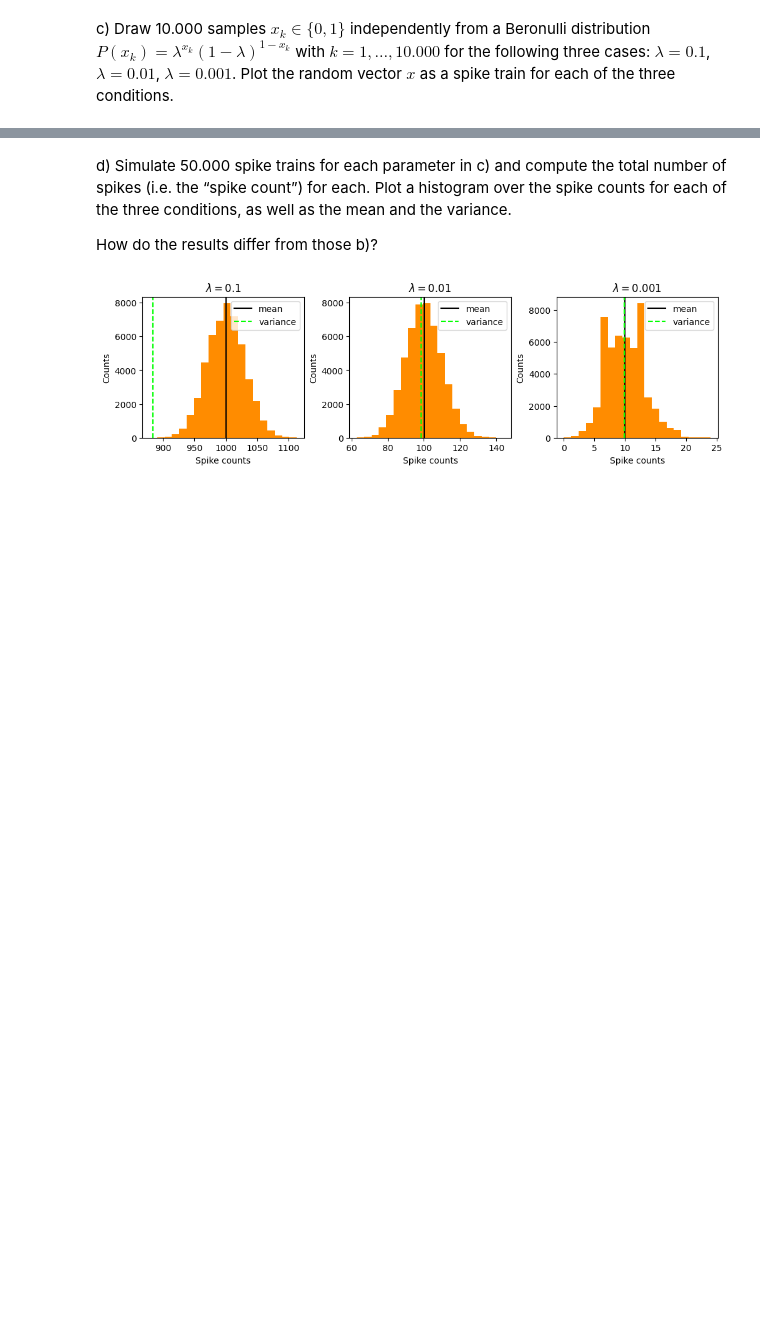
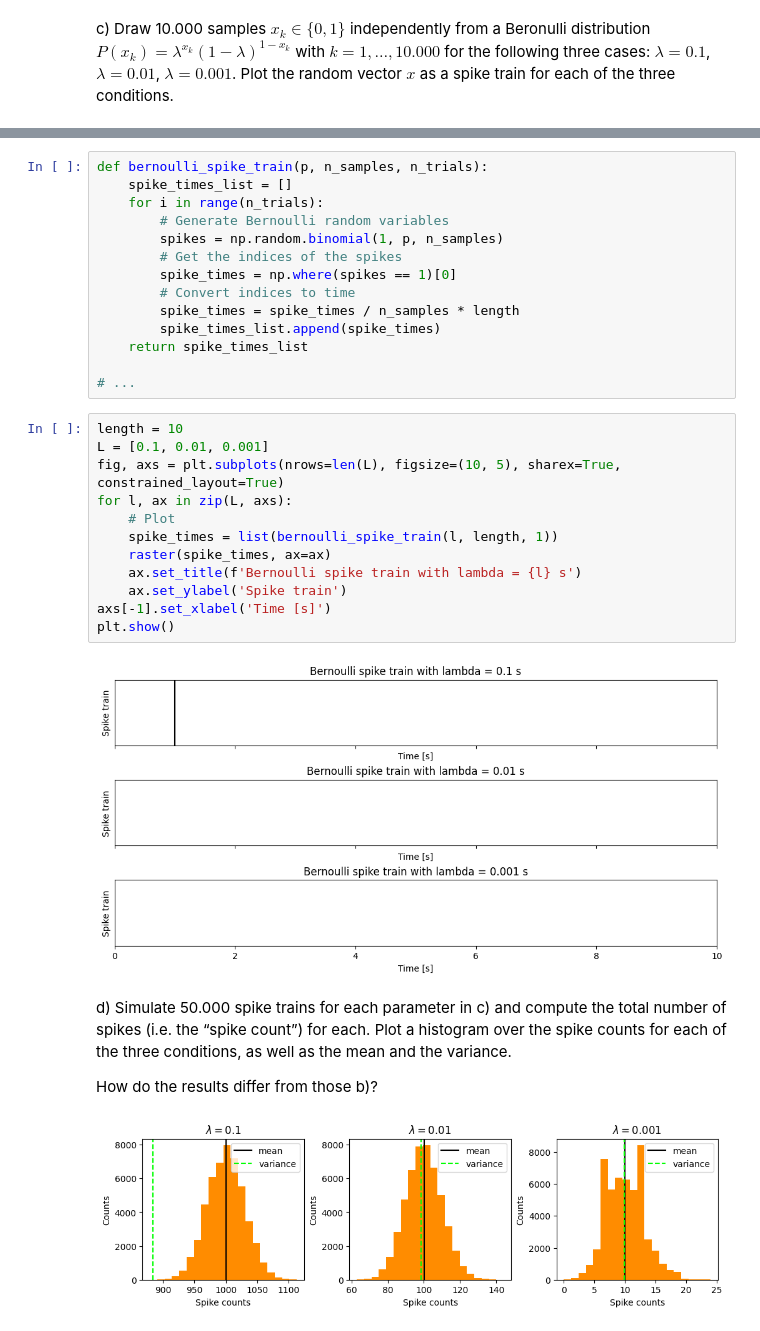
Before and after one commit to aakarsh/S25-Neural-Coding, a Jupyter notebook: homeworks/2025_Neural_coding_Homework1.ipynb, the cells around one changed output, grey strips where cells are left out. Cells and saved outputs as stored; diff of their text form; blank space fills up the shorter version.

```diff
--- a/homeworks/2025_Neural_coding_Homework1.ipynb
+++ b/homeworks/2025_Neural_coding_Homework1.ipynb
@@ -109,3 +153,31 @@ def bernoulli_spike_train(p, n_samples, n_trials):
+# %%
+def bernoulli_spike_train(p, n_samples, n_trials):
+    spike_times_list = []
+    for i in range(n_trials):
+        # Generate Bernoulli random variables
+        spikes = np.random.binomial(1, p, n_samples)
+        # Get the indices of the spikes
+        spike_times = np.where(spikes == 1)[0]
+        # Convert indices to time
+        spike_times = spike_times / n_samples * length
+        spike_times_list.append(spike_times)
+    return spike_times_list
+
+# ...
+# %%
+length = 10
+L = [0.1, 0.01, 0.001]
+fig, axs = plt.subplots(nrows=len(L), figsize=(10, 5), sharex=True, constrained_layout=True)
+for l, ax in zip(L, axs):
+    # Plot
+    spike_times = list(bernoulli_spike_train(l, length, 1))
+    raster(spike_times, ax=ax)
+    ax.set_title(f'Bernoulli spike train with lambda = {l} s')
+    ax.set_ylabel('Spike train')
+axs[-1].set_xlabel('Time [s]')
+plt.show()
+# %% [output]
+[figure, added]
 # %% [markdown]
 d) Simulate 50.000 spike trains for each parameter in c) and compute the total number of spikes (i.e. the “spike count”) for each. Plot a histogram over the spike counts for each of the three conditions, as well as the mean and the variance.
 
```
Also changed, not shown: parts of 8 cells of this notebook, 6 other files.
